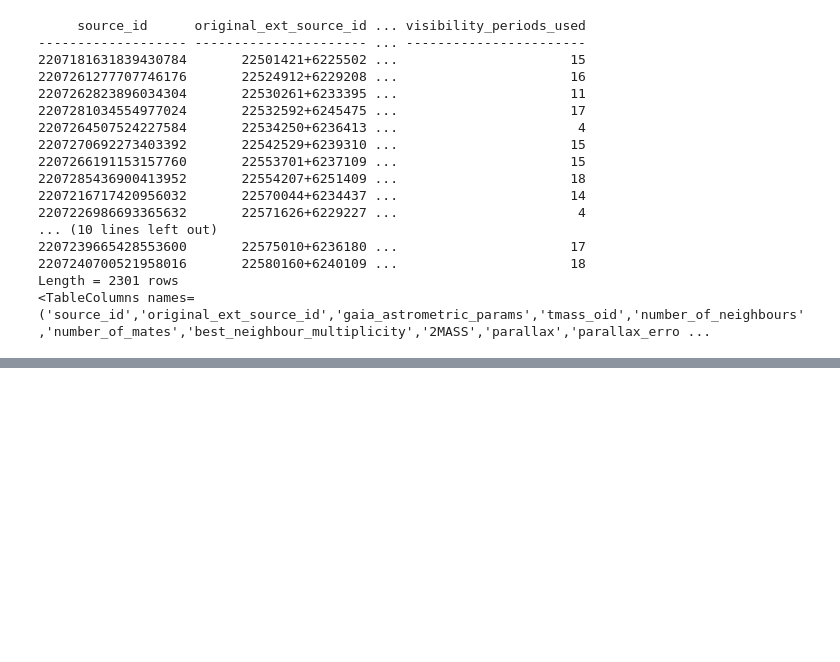
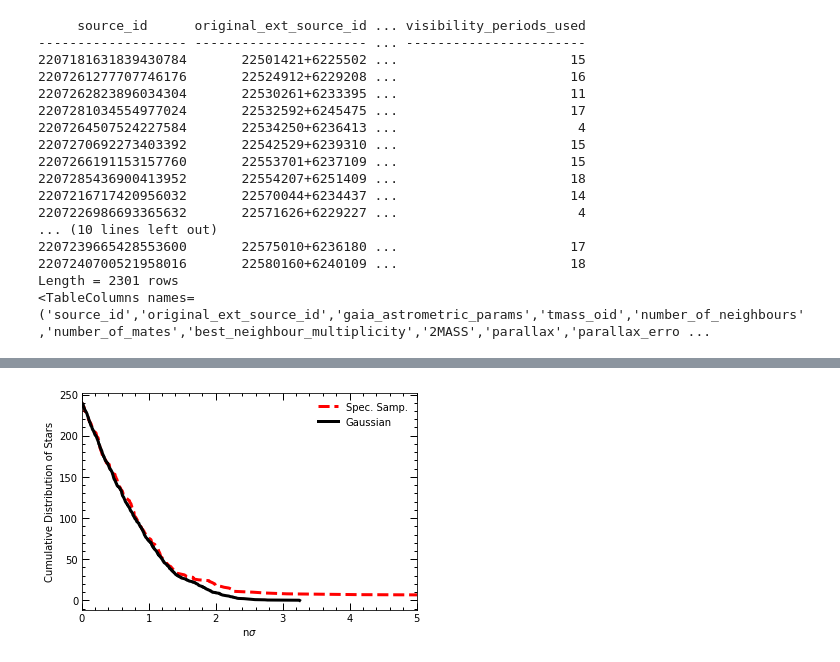
Before and after one commit to jprchlik/cepob3b_xray_reduction, a Jupyter notebook: bad_gaia_distance.ipynb, the cells around one changed output, grey strips where cells are left out. Drawn from its saved outputs; the diff is of its cells as text; code cells hidden in the pictures; blank space fills up the shorter version.

```diff
--- a/bad_gaia_distance.ipynb
+++ b/bad_gaia_distance.ipynb
@@ -59,3 +47,5 @@ non_cluster_par
 # %%
-halp = read('mrt/table1.txt')
-xray = read('mrt/tablec3.txt')
+halp = read('table1.txt')
+xray = read('tablec3.txt')
+print(halp.columns)
+print(xray.columns)
@@ -88,5 +81,5 @@ allpar['2MASS','Teff','YSO','GoodHa','HaEW','HaFlux','Cnts','XSurfaceFlux','para
 # %%
-full_gaias = read('mrt/full_2MASS_query_error_arenou_2018-result.csv')
+full_gaias = read('full_2MASS_query_error_arenou_2018-result.csv')
 full_gaias.pprint()
 full_gaias.rename_column('col2mass','2MASS')
 print(full_gaias.columns)
@@ -167,0 +223,7 @@ badpar['2MASS','Teff','YSO','GoodHa','HaEW','HaFlux','Cnts','XSurfaceFlux','u_pa
+# %%
+#add new GAIA uncertainty paramers
+cep_spec.rename_column('col1','2MASS')
+cep_spec= join(cep_spec,full_gaias,keys=['2MASS'])
+# %%
+cep_spec = join(cep_spec,halp,keys=['2MASS'])
+cep_spec= join(cep_spec,xray,keys=['2MASS'])
@@ -167,0 +256,23 @@ badpar['2MASS','Teff','YSO','GoodHa','HaEW','HaFlux','Cnts','XSurfaceFlux','u_pa
+# %%
+#Compare difference in "good" sigma to normal distribution
+#
+
+fig, ax = plt.subplots()
+ax.plot(np.sort(cep_spec['par_diff_sig']),cep_spec['par_diff_sig'].size-
+        np.arange(cep_spec['par_diff_sig'].size),linewidth=3,color='red',linestyle='--',label='Spec. Samp.')
+
+samps= 1000
+xs = np.random.normal(size=samps)
+ys = np.linspace(cep_spec['par_diff_sig'].size,0,samps)
+
+ax.plot(np.sort(np.abs(xs)),ys,color='black',linewidth=3,label='Gaussian')
+
+ax.set_xlabel('n$\sigma$')
+ax.set_ylabel('Cumulative Distribution of Stars')
+ax.set_xlim([0.,5.])
+ax.legend(loc='upper right',frameon=False)
+fancy_plot(ax)
+fig.savefig('cumla_dis_gaia.png',bbox_pad=.1,bbox_inches='tight')
+plt.show()
+# %% [output]
+[figure, added]
```
Also changed, not shown: parts of 18 cells of this notebook.
